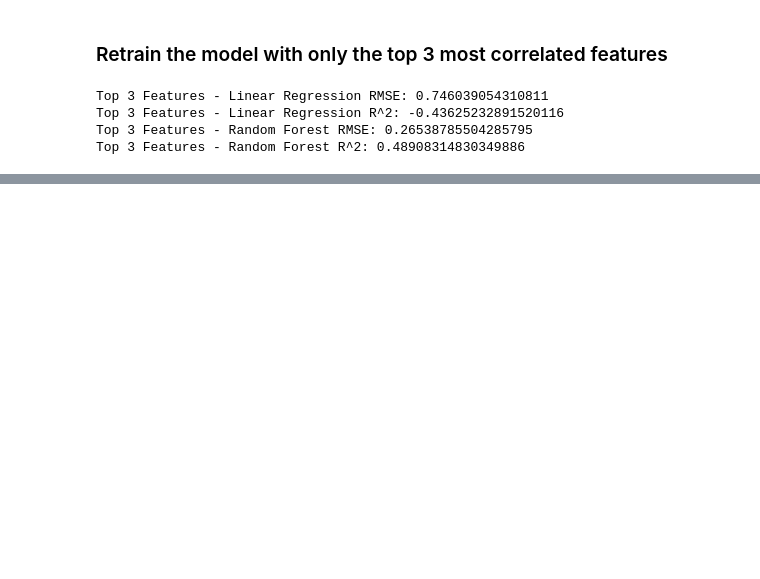
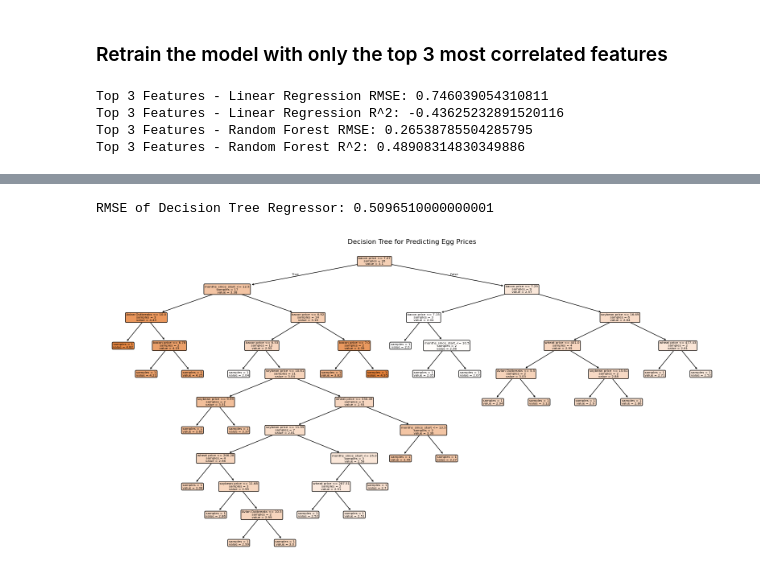
Before and after one commit to xeniachen-01/142a-eggs, a Jupyter notebook: project.ipynb, the cells around one changed output, grey strips where cells are left out. Drawn from its saved outputs; the diff is of its cells as text; code cells hidden in the pictures; blank space fills up the shorter version.

Commit message:
added CART model

```diff
--- a/project.ipynb
+++ b/project.ipynb
@@ -535,0 +536,25 @@ Top 4 Features - Random Forest R^2: 0.4524841167035164
+# %%
+#create a cart model
+import pandas as pd
+from sklearn.model_selection import train_test_split
+from sklearn.tree import DecisionTreeRegressor, plot_tree
+from sklearn.metrics import mean_squared_error
+import matplotlib.pyplot as plt
+
+x_train, x_test, y_train, y_test = train_test_split(X, y, test_size=0.2, random_state=42)
+
+tree_model = DecisionTreeRegressor(random_state=42)
+tree_model.fit(x_train, y_train)
+y_pred_tree = tree_model.predict(x_test)
+# %%
+rmse = mean_squared_error(y_test, y_pred_tree)
+print("RMSE of Decision Tree Regressor:", rmse)
+# %% [output]
+RMSE of Decision Tree Regressor: 0.5096510000000001
+# %%
+plt.figure(figsize=(20, 10))
+plot_tree(tree_model, feature_names=X.columns, filled=True, rounded = True, impurity = False, proportion = False, precision = 2)
+plt.title('Decision Tree for Predicting Egg Prices')
+plt.show()
+# %% [output]
+[figure, added]
```
Also changed, not shown: parts of 3 cells of this notebook.
